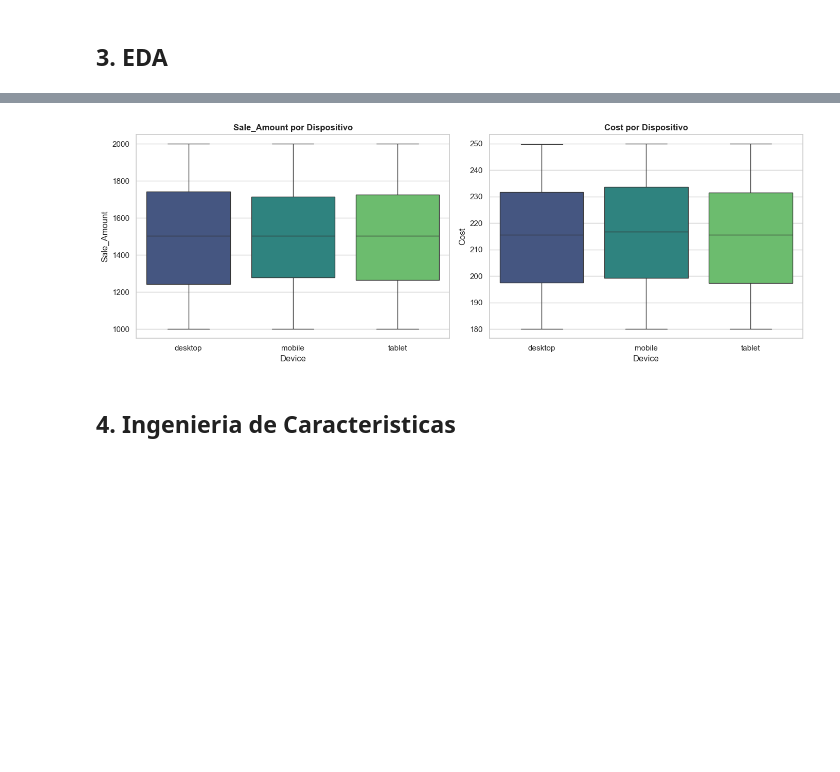
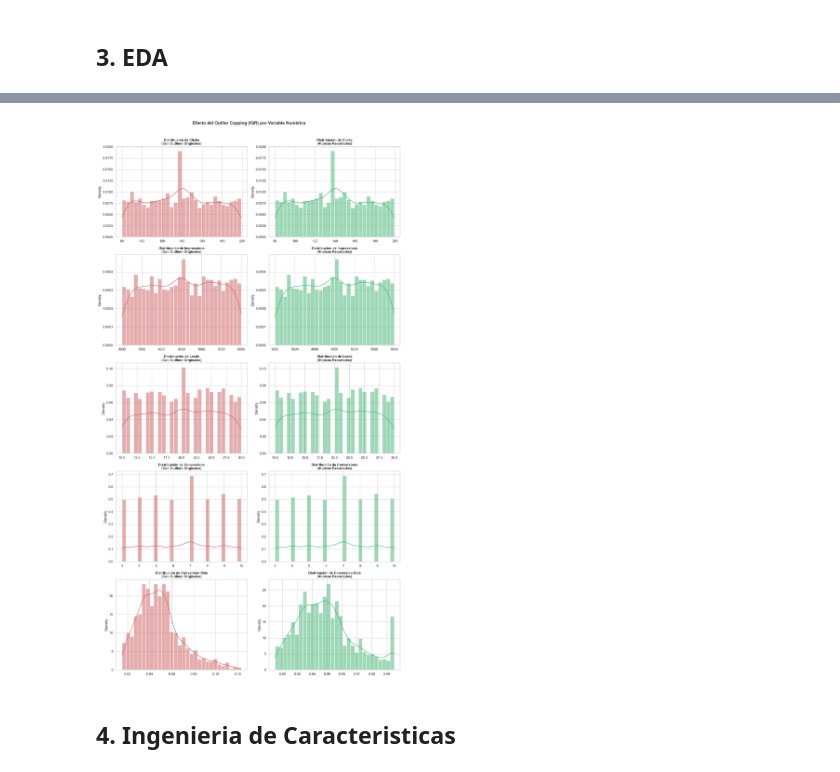
Before and after one commit to carlos31255/EV1_Google_Ads, a Jupyter notebook: notebooks/01_EDA_ML_GoogleAds.ipynb, the cells around one changed output, grey strips where cells are left out. Drawn from its saved outputs; the diff is of its cells as text; code cells hidden in the pictures; blank space fills up the shorter version.

```diff
--- a/notebooks/01_EDA_ML_GoogleAds.ipynb
+++ b/notebooks/01_EDA_ML_GoogleAds.ipynb
@@ -185,18 +190,0 @@ df.describe()
-# %%
-print('Generando distribuciones numericas...')
-num_feats = ['Clicks', 'Impressions', 'Cost', 'Sale_Amount', 'Leads', 'Conversions', 'Conversion Rate']
-
-# Graficamos la distribucion de cada variable numerica
-fig, axes = plt.subplots(3, 3, figsize=(16, 12))
-axes = axes.flatten()
-for i, col in enumerate(num_feats):
-    sns.histplot(df[col], bins=30, kde=True, ax=axes[i])
-    axes[i].set_title(f'Distribucion de {col}', fontweight='bold')
-    axes[i].axvline(df[col].mean(), color='red', linestyle='--', linewidth=1.2,
-                    label=f'Media={df[col].mean():.1f}')
-    axes[i].legend(fontsize=8)
-for j in range(len(num_feats), len(axes)):
-    axes[j].set_visible(False)
-plt.tight_layout()
-plt.savefig('../outputs/dist_numericas.png', bbox_inches='tight', dpi=150)
-plt.show()
@@ -301,17 +221,44 @@ plt.show()
-# %%
-# Boxplots de Sale_Amount y Cost por dispositivo
-fig, axes = plt.subplots(1, 2, figsize=(14, 5))
-sns.boxplot(data=df, x='Device', y='Sale_Amount', ax=axes[0], palette='viridis',
-            order=sorted(df['Device'].unique()))
-axes[0].set_title('Sale_Amount por Dispositivo', fontweight='bold')
-sns.boxplot(data=df, x='Device', y='Cost', ax=axes[1], palette='viridis',
-            order=sorted(df['Device'].unique()))
-axes[1].set_title('Cost por Dispositivo', fontweight='bold')
-plt.tight_layout()
-plt.savefig('../outputs/boxplot_dispositivo.png', bbox_inches='tight', dpi=150)
-plt.show()
-# %% [output]
-[figure, removed]
+# %%
+# Comparación visual Antes / Después del Outlier Capping (IQR)
+# Muestra el efecto del OutlierCapper en la distribución de cada variable numérica
+numerical_cols = ['Clicks', 'Impressions', 'Leads', 'Conversions', 'Conversion Rate']
+
+# Calculamos los límites IQR y generamos el dataset sin outliers
+df_sin_outliers = df.copy()
+for col in numerical_cols:
+    Q1 = df[col].quantile(0.25)
+    Q3 = df[col].quantile(0.75)
+    IQR = Q3 - Q1
+    lower = Q1 - 1.5 * IQR
+    upper = Q3 + 1.5 * IQR
+    df_sin_outliers[col] = df[col].clip(lower, upper)
+
+fig, axs = plt.subplots(len(numerical_cols), 2, figsize=(14, 5 * len(numerical_cols)))
+
+for i, col in enumerate(numerical_cols):
+    nombre = col.replace('_', ' ').title()
+
+    # Columna izquierda — distribución ORIGINAL (rojo)
+    sns.histplot(df[col].dropna(), bins=30, kde=True,
+                 ax=axs[i, 0], color='indianred', stat='density')
+    axs[i, 0].set_title(f'Distribución de {nombre}\n(Con Outliers Originales)',
+                         fontweight='bold', fontsize=11)
+    axs[i, 0].set_xlabel('')
+
+    # Columna derecha — distribución DESPUÉS del capping (verde)
+    sns.histplot(df_sin_outliers[col].dropna(), bins=30, kde=True,
+                 ax=axs[i, 1], color='mediumseagreen', stat='density')
+    axs[i, 1].set_title(f'Distribución de {nombre}\n(Atípicos Recortados)',
+                         fontweight='bold', fontsize=11)
+    axs[i, 1].set_xlabel('')
+
+plt.suptitle('Efecto del Outlier Capping (IQR) por Variable Numérica',
+             fontsize=14, fontweight='bold', y=1.01)
+plt.tight_layout()
+plt.savefig('../outputs/outlier_capping.png', dpi=150, bbox_inches='tight')
+plt.show()
+# %% [output]
+[figure, added]
 # %% [markdown]
 ## 4. Ingenieria de Caracteristicas
 # %%
```
Also changed, not shown: parts of 12 cells of this notebook, 3 other files.
